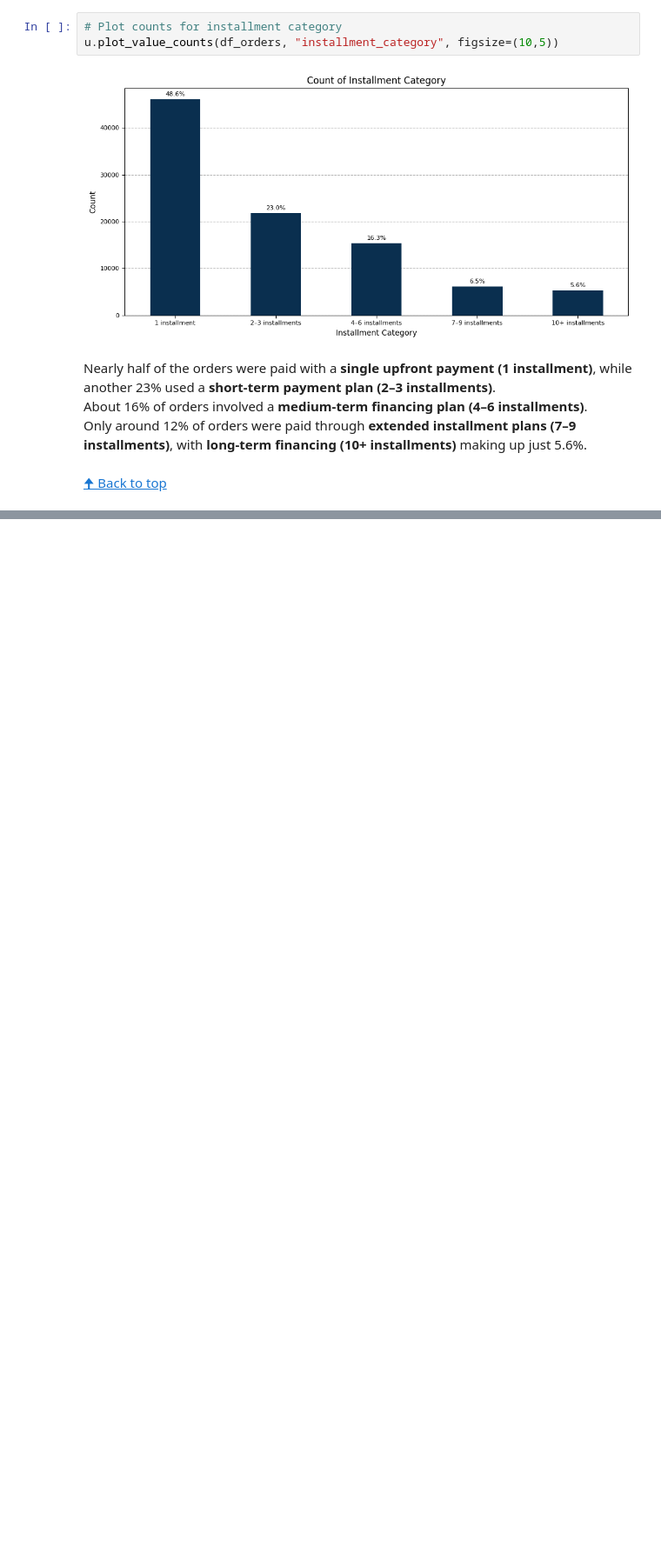
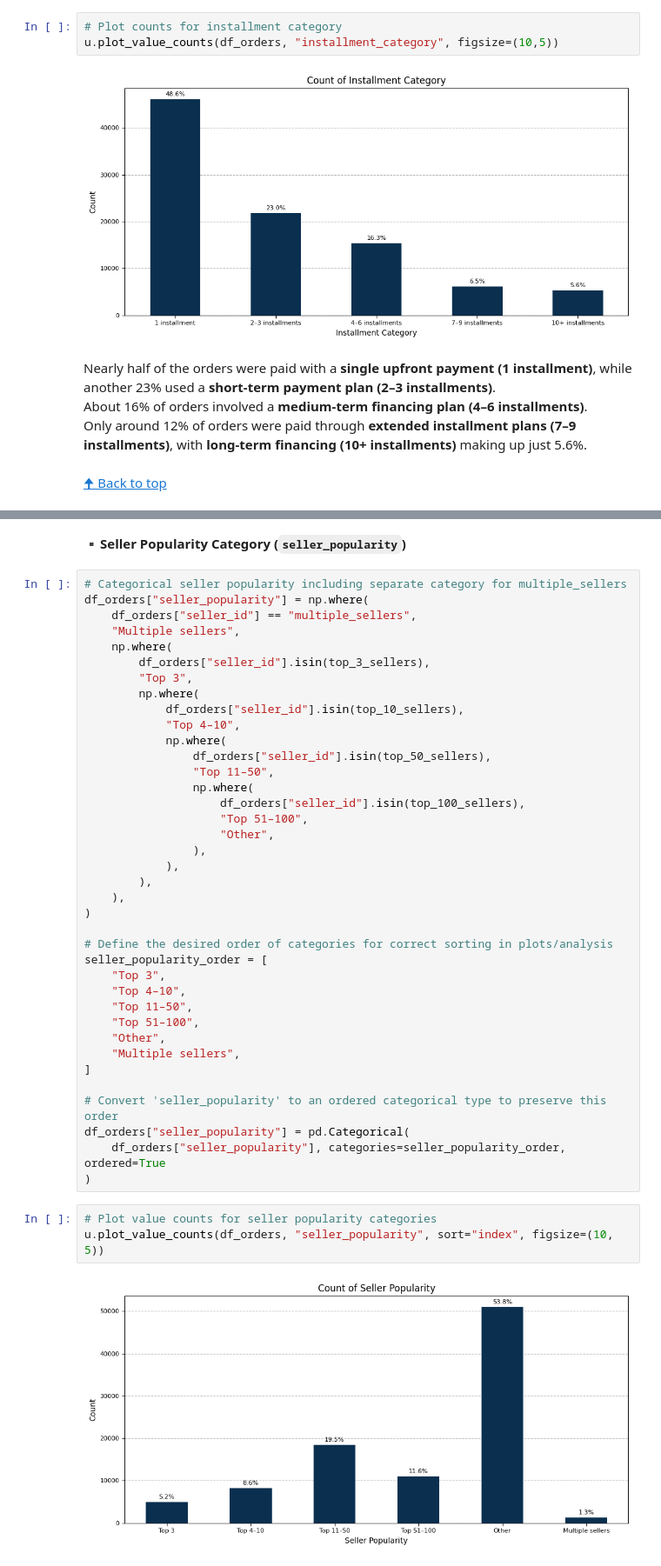
Before and after one commit to OlesyaEvseeva/customer-satisfaction-ecommerce, a Jupyter notebook: notebooks/02_data_integration_preprocessing.ipynb, the cells around one changed output, grey strips where cells are left out. Shown at 87% size. Drawn from its saved outputs; the diff is of its cells as text; blank space fills up the shorter version.

```diff
--- a/notebooks/02_data_integration_preprocessing.ipynb
+++ b/notebooks/02_data_integration_preprocessing.ipynb
@@ -2324,0 +2418,45 @@ Only around 12% of orders were paid through **extended installment plans (7–9
+# %% [markdown]
+**▪️Seller Popularity Category (`seller_popularity`)**
+# %%
+# Categorical seller popularity including separate category for multiple_sellers
+df_orders["seller_popularity"] = np.where(
+    df_orders["seller_id"] == "multiple_sellers",
+    "Multiple sellers",
+    np.where(
+        df_orders["seller_id"].isin(top_3_sellers),
+        "Top 3",
+        np.where(
+            df_orders["seller_id"].isin(top_10_sellers),
+            "Top 4–10",
+            np.where(
+                df_orders["seller_id"].isin(top_50_sellers),
+                "Top 11–50",
+                np.where(
+                    df_orders["seller_id"].isin(top_100_sellers),
+                    "Top 51–100",
+                    "Other",
+                ),
+            ),
+        ),
+    ),
+)
+
+# Define the desired order of categories for correct sorting in plots/analysis
+seller_popularity_order = [
+    "Top 3",
+    "Top 4–10",
+    "Top 11–50",
+    "Top 51–100",
+    "Other",
+    "Multiple sellers",
+]
+
+# Convert 'seller_popularity' to an ordered categorical type to preserve this order
+df_orders["seller_popularity"] = pd.Categorical(
+    df_orders["seller_popularity"], categories=seller_popularity_order, ordered=True
+)
+# %%
+# Plot value counts for seller popularity categories
+u.plot_value_counts(df_orders, "seller_popularity", sort="index", figsize=(10, 5))
+# %% [output]
+[figure, added]
```
Also changed, not shown: parts of 74 cells of this notebook.
